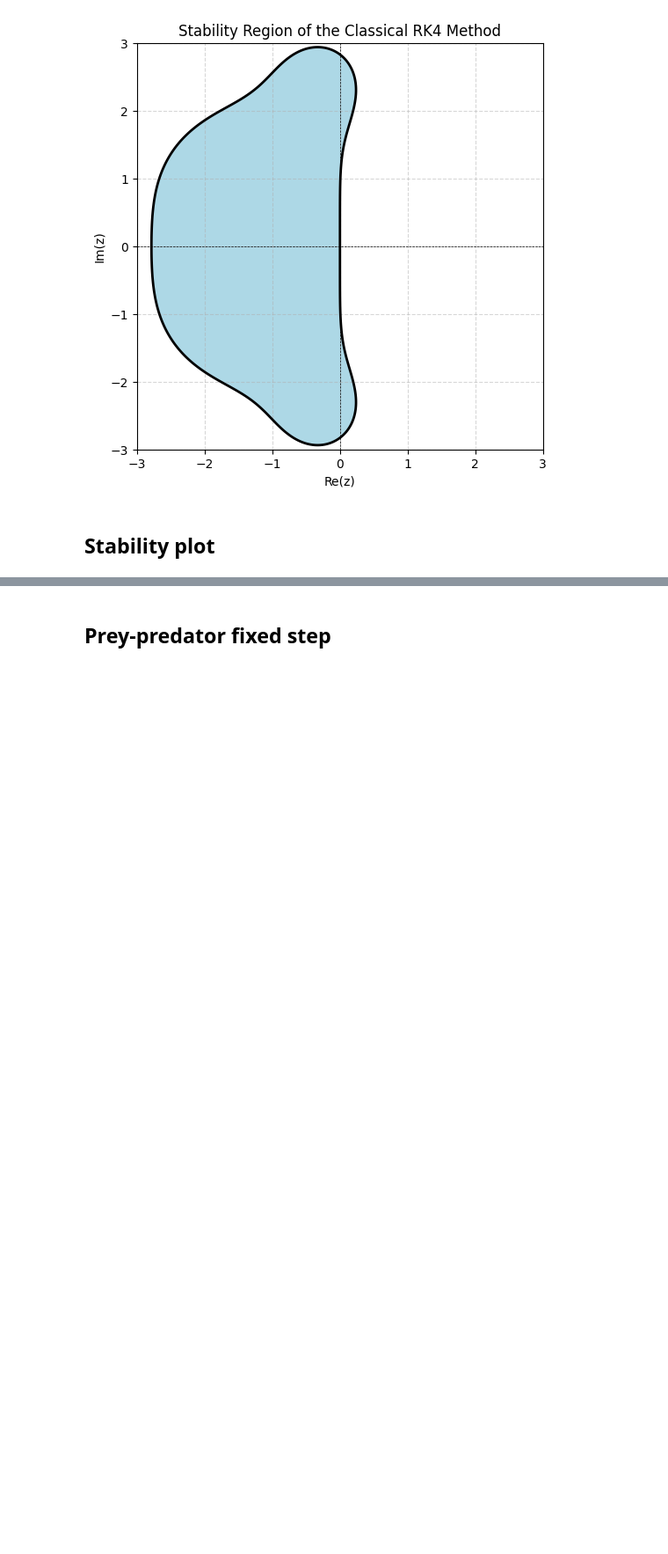
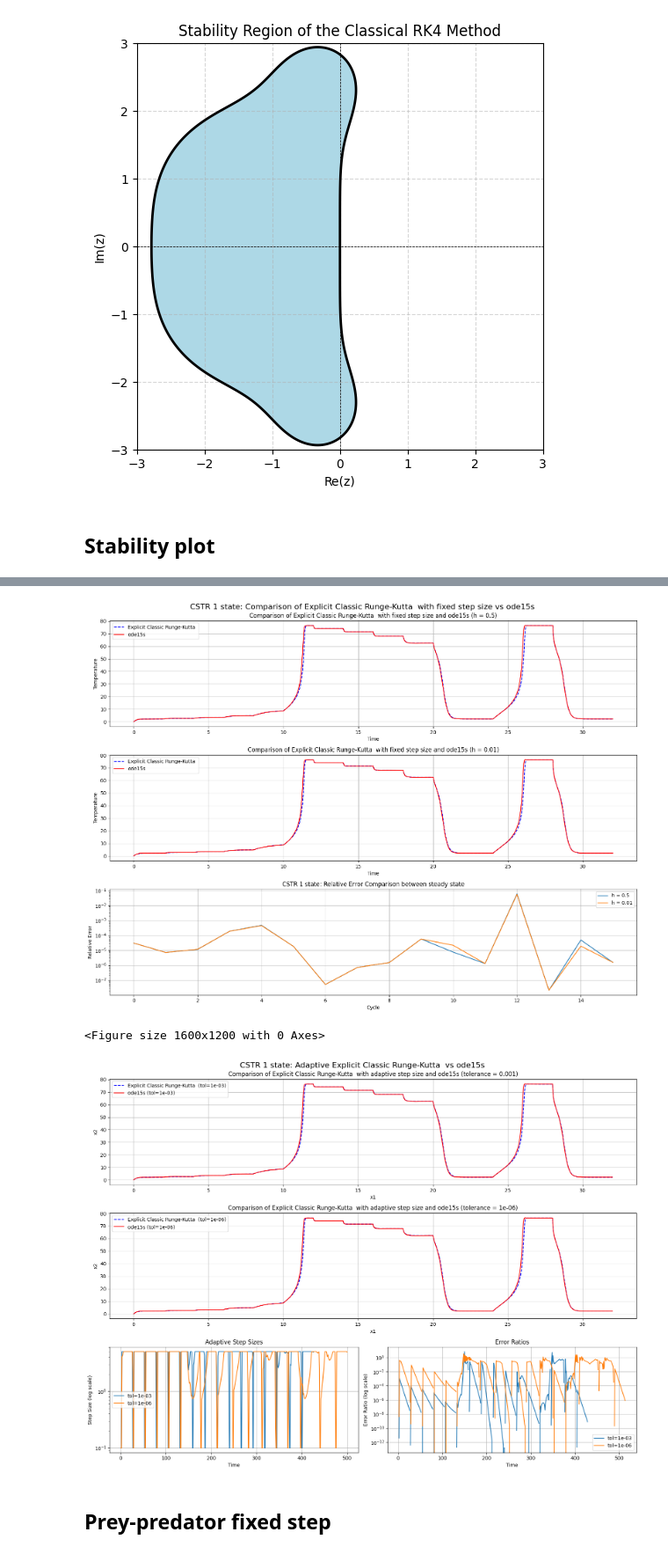
Before and after one commit to EuanCortes/02686-Project, a Jupyter notebook: 05_RungeKutta.ipynb, the cells around one changed output, grey strips where cells are left out. Shown at 88% size. Saved outputs shown, nothing was run; the diff lists cells and outputs as text; code cells hidden in the pictures; blank space fills up the shorter version.

```diff
--- a/05_RungeKutta.ipynb
+++ b/05_RungeKutta.ipynb
@@ -42,3 +56,11 @@ plt.show()
+# %%
+t_span = (0, 120)
+cstr_rk_fixed = compare_solvers_cstr(CSTR_1state_model, t_span,  model_name="CSTR 1 state", reference_solver_name = "ode15s", fixed_steps=True, explicit=True, rk45=True, reference_solver='BDF', fixed_step_sizes=[0.5, 0.01])
+cstr_rk_adaptive = compare_solvers_cstr(CSTR_1state_model, t_span,  model_name="CSTR 1 state", reference_solver_name = "ode15s", adaptive_steps=True, explicit=True, rk45=True, reference_solver='BDF', steptype = "adaptive")
+# %% [output]
+[figure, added]
+<Figure size 1600x1200 with 0 Axes>
+[figure, added]
 # %% [markdown]
 ## Prey-predator fixed step
 # %%
```
Also changed, not shown: parts of 3 cells of this notebook, 6 other files.
